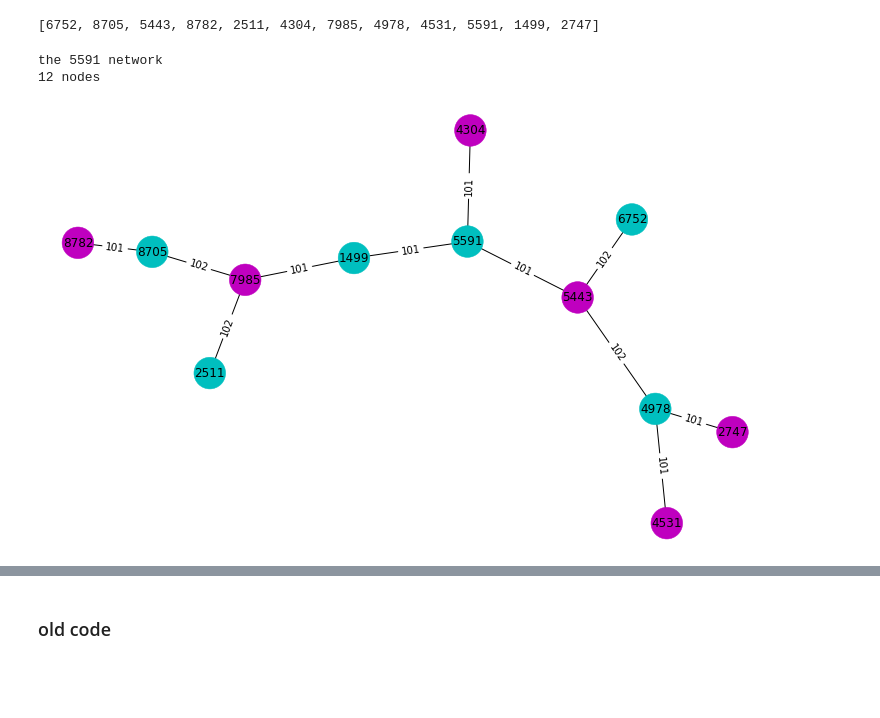
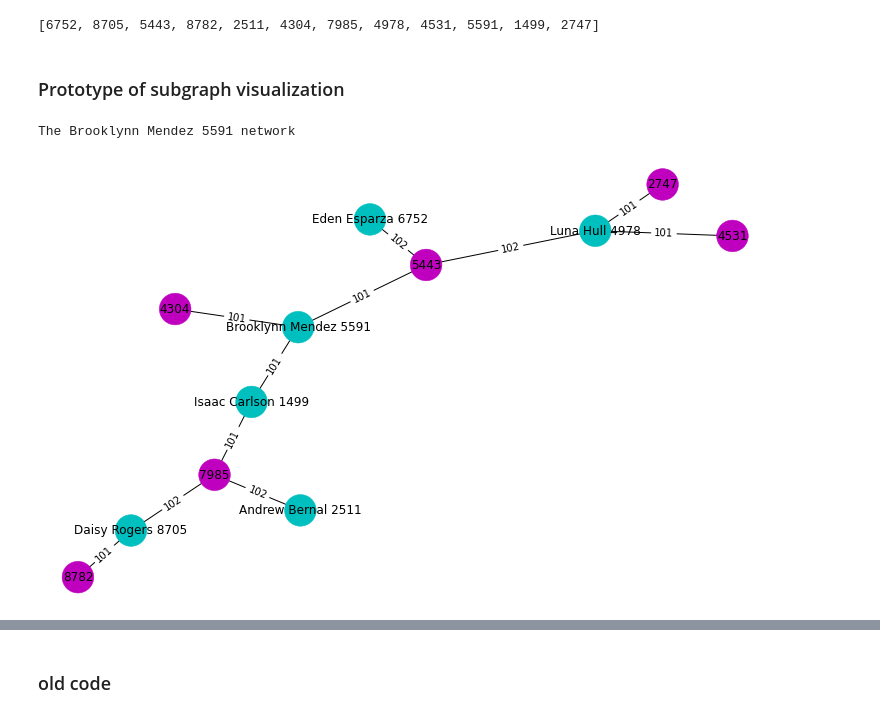
Before and after one commit to w-schw/CU-member-networks, a Jupyter notebook: Member network development.ipynb, the cells around one changed output, grey strips where cells are left out. Saved outputs shown, nothing was run; the diff lists cells and outputs as text; code cells hidden in the pictures; blank space fills up the shorter version.

```diff
--- a/Member network development.ipynb
+++ b/Member network development.ipynb
@@ -113,3 +129,20 @@ plt.show()
+# %%
+def separate_members_individuals(graph_object):
+    '''separates the member nodes and individual nodes from a subgraph'''
+
+    subgraph_individuals = {}
+    subgraph_members = {}
+
+    for node in graph.nodes.data():
+        dic = {node[0]:node[1]}
+
+        if node[1]['type']== 'individual':
+            subgraph_individuals.update(dic)
+
+        if node[1]['type']=='membership':
+            subgraph_members.update(dic)
+
+    return(subgraph_individuals, subgraph_members)
 # %%
 # make subgraphs from all the connected components within the original dataset
 S = [G.subgraph(c).copy() for c in nx.connected_components(G)]
@@ -177,42 +197,66 @@ def generate_color_map(graph_object, individual_df):
+# %% [markdown]
+### Prototype of subgraph visualization
 # %%
 #specify subgraph
 graph = multi[0]
 
-colors = generate_color_map(graph,ind )
+colors = generate_color_map(graph,ind)
 
 #find center of graph and use it to determine name
-center = nx.center(graph)
-title = f'the {str(center[0])} network'
+center = nx.center(graph)[0]
+title = graph.nodes[center]['label']
 
 #determine number of degrees and nodes
 degrees = nx.degree(graph)
 node_count = len(nx.nodes(graph))
 
 #layout for display
 pos = nx.spring_layout(graph)
 
-#function to separate membership from individuals for display
-#names,member_nbrs = get_network_members(degrees)
-
-#function to join attributes back on subgraph node
-#at = get_member_nbr_attributes(attributes,member_nbrs )
-
 #draw function
 nx.draw(graph, pos=pos, node_color=colors, node_size=1000)
 
-#add labels
-nx.draw_networkx_labels(graph, pos=pos )
+#add node labels
+node_labels = nx.get_node_attributes(graph,'label')
+nx.draw_networkx_labels(graph, pos=pos, labels = node_labels )
+
+#add edge labels
 edge_labels = nx.get_edge_attributes(graph, 'participation_type')
 nx.draw_networkx_edge_labels(graph, pos, edge_labels)
 
+i,m = separate_members_individuals(graph)
+
+i = pd.DataFrame.from_dict(i, orient='index')
+m = pd.DataFrame.from_dict(m, orient='index')
+
+total_loan = sum(m['open_loan_bal'])
+total_saving = sum(m['open_sv_bal'])
+loan_count = sum(m['opn_ln_all_cnt'])
+saving_count = sum(m['opn_sv_all_cnt'])
+total_dividend = sum(m['div_ytd_amt'])
+total_interest = sum(m['int_ytd_amt'])
+
+products_per_member = (loan_count + saving_count) / len(m)
+
 #Output
-print(title)
-print(f'{node_count} nodes')
+print(f'The {title} network')
+
 plt.show()
-#print(pd.DataFrame.from_dict(nx.degree(graph)))
-#print(names)
-print(at)
+#print(nx.info(graph))
+print(f'Member Subgraph Characteristics')
+print('='*30)
+print(f'Center:\t{title}')
+print(f'Nodes:\t\t{node_count}')
+print(f'Individuals:\t{len(i)}')
+print(f'Memberships:\t{len(m)}')
+print()
+print(f'Subgraph Accounts Summary')
+print(f'='*30)
+print(f'total savings:\t\t${total_saving:,.2f}')
+print(f'total loans:\t\t${total_loan:,.2f}')
+print(f'PPM:\t\t\t{products_per_member:.2n}')
+print(f'dividends paid:\t\t${total_dividend:,.2f}')
+print(f'interest received:\t${total_interest:,.2f}')
 # %% [output]
-the 5591 network
-12 nodes
+The Brooklynn Mendez 5591 network
-[figure, old version]
+[figure, new version]
```
Also changed, not shown: parts of 14 cells of this notebook.
